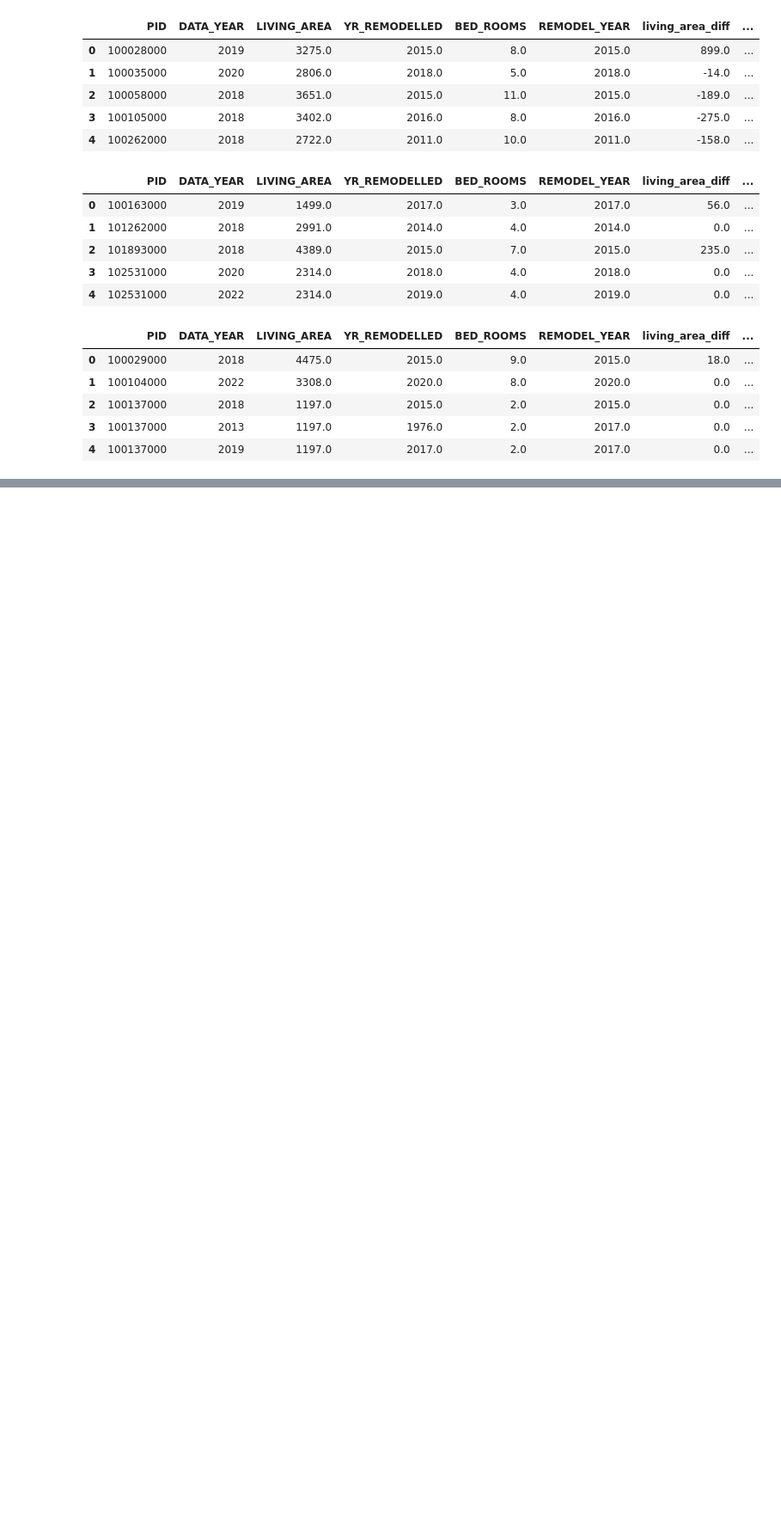
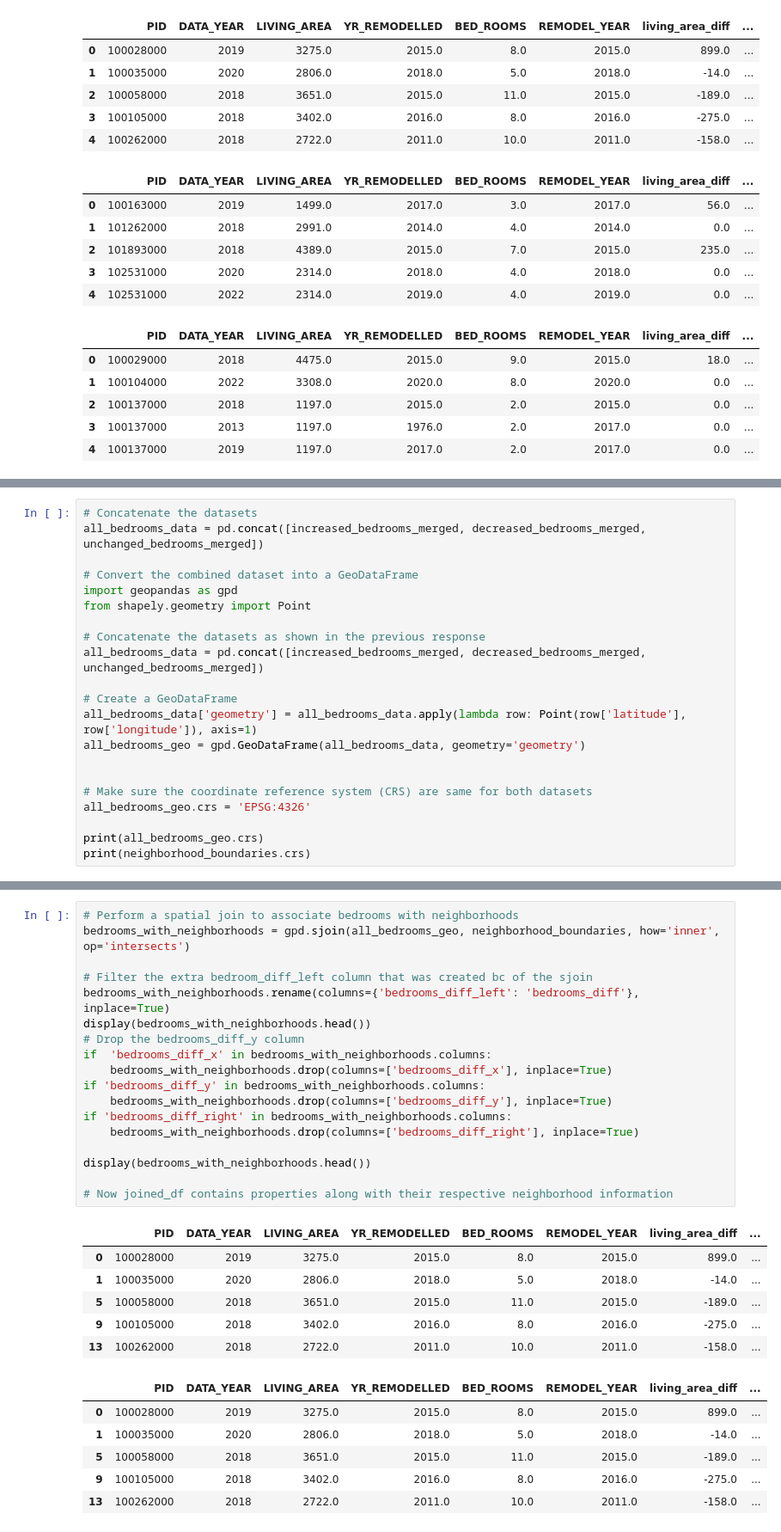
Before and after one commit to BU-Spark/ds-boston-remodeling, a Jupyter notebook: sp24-team-c/sprint8maha/Renovations&Bedrooms_Analysis (1).ipynb, the cells around one changed output, grey strips where cells are left out. Shown at 86% size. Drawn from its saved outputs; the diff is of its cells as text; blank space fills up the shorter version.

```diff
--- a/sp24-team-c/sprint8maha/Renovations&Bedrooms_Analysis (1).ipynb
+++ b/sp24-team-c/sprint8maha/Renovations&Bedrooms_Analysis (1).ipynb
@@ -811,0 +820,21 @@ ImportError: dlopen(/Users/maha/Library/Python/3.9/lib/python/site-packages/char
+# %%
+# Concatenate the datasets
+all_bedrooms_data = pd.concat([increased_bedrooms_merged, decreased_bedrooms_merged, unchanged_bedrooms_merged])
+
+# Convert the combined dataset into a GeoDataFrame
+import geopandas as gpd
+from shapely.geometry import Point
+
+# Concatenate the datasets as shown in the previous response
+all_bedrooms_data = pd.concat([increased_bedrooms_merged, decreased_bedrooms_merged, unchanged_bedrooms_merged])
+
+# Create a GeoDataFrame
+all_bedrooms_data['geometry'] = all_bedrooms_data.apply(lambda row: Point(row['latitude'], row['longitude']), axis=1)
+all_bedrooms_geo = gpd.GeoDataFrame(all_bedrooms_data, geometry='geometry')
+
+
+# Make sure the coordinate reference system (CRS) are same for both datasets
+all_bedrooms_geo.crs = 'EPSG:4326'
+
+print(all_bedrooms_geo.crs)
+print(neighborhood_boundaries.crs)
@@ -811,0 +846,31 @@ ImportError: dlopen(/Users/maha/Library/Python/3.9/lib/python/site-packages/char
+# %%
+# Perform a spatial join to associate bedrooms with neighborhoods
+bedrooms_with_neighborhoods = gpd.sjoin(all_bedrooms_geo, neighborhood_boundaries, how='inner', op='intersects')
+
+# Filter the extra bedroom_diff_left column that was created bc of the sjoin
+bedrooms_with_neighborhoods.rename(columns={'bedrooms_diff_left': 'bedrooms_diff'}, inplace=True)
+display(bedrooms_with_neighborhoods.head())
+# Drop the bedrooms_diff_y column
+if  'bedrooms_diff_x' in bedrooms_with_neighborhoods.columns:
+    bedrooms_with_neighborhoods.drop(columns=['bedrooms_diff_x'], inplace=True)
+if 'bedrooms_diff_y' in bedrooms_with_neighborhoods.columns:
+    bedrooms_with_neighborhoods.drop(columns=['bedrooms_diff_y'], inplace=True)
+if 'bedrooms_diff_right' in bedrooms_with_neighborhoods.columns:
+    bedrooms_with_neighborhoods.drop(columns=['bedrooms_diff_right'], inplace=True)
+
+display(bedrooms_with_neighborhoods.head())
+
+# Now joined_df contains properties along with their respective neighborhood information
+# %% [output]
+|  | PID | DATA_YEAR | LIVING_AREA | YR_REMODELLED | BED_ROOMS | REMODEL_YEAR | living_area_diff | ... |
+| 0 | 100028000 | 2019 | 3275.0 | 2015.0 | 8.0 | 2015.0 | 899.0 | ... |
+| 1 | 100035000 | 2020 | 2806.0 | 2018.0 | 5.0 | 2018.0 | -14.0 | ... |
+| 5 | 100058000 | 2018 | 3651.0 | 2015.0 | 11.0 | 2015.0 | -189.0 | ... |
+| 9 | 100105000 | 2018 | 3402.0 | 2016.0 | 8.0 | 2016.0 | -275.0 | ... |
+| 13 | 100262000 | 2018 | 2722.0 | 2011.0 | 10.0 | 2011.0 | -158.0 | ... |
+|  | PID | DATA_YEAR | LIVING_AREA | YR_REMODELLED | BED_ROOMS | REMODEL_YEAR | living_area_diff | ... |
+| 0 | 100028000 | 2019 | 3275.0 | 2015.0 | 8.0 | 2015.0 | 899.0 | ... |
+| 1 | 100035000 | 2020 | 2806.0 | 2018.0 | 5.0 | 2018.0 | -14.0 | ... |
+| 5 | 100058000 | 2018 | 3651.0 | 2015.0 | 11.0 | 2015.0 | -189.0 | ... |
+| 9 | 100105000 | 2018 | 3402.0 | 2016.0 | 8.0 | 2016.0 | -275.0 | ... |
+| 13 | 100262000 | 2018 | 2722.0 | 2011.0 | 10.0 | 2011.0 | -158.0 | ... |
```
Also changed, not shown: parts of 12 cells of this notebook.
